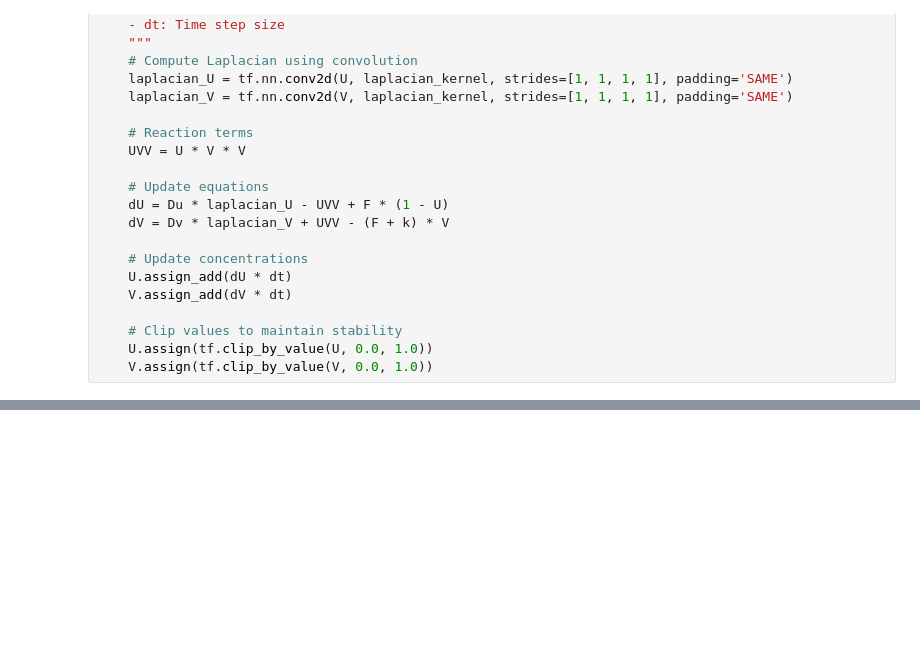
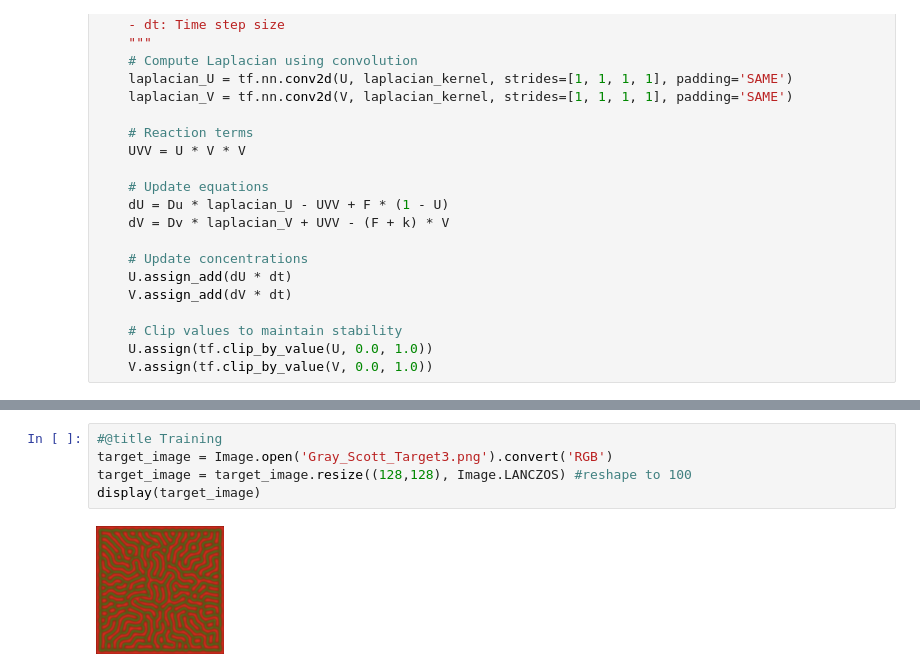
Before and after one commit to Keshav-Sundar-4/Gray-Scott, a Jupyter notebook: Gray_Scott_Simulation.ipynb, the cells around one changed output, grey strips where cells are left out. Cells and saved outputs as stored; diff of their text form; blank space fills up the shorter version.

```diff
--- a/Gray_Scott_Simulation.ipynb
+++ b/Gray_Scott_Simulation.ipynb
@@ -215,0 +231,7 @@ display(image)
+# %%
+#@title Training
+target_image = Image.open('Gray_Scott_Target3.png').convert('RGB')
+target_image = target_image.resize((128,128), Image.LANCZOS) #reshape to 100
+display(target_image)
+# %% [output]
+[figure, added]
```
Also changed, not shown: parts of 18 cells of this notebook.
